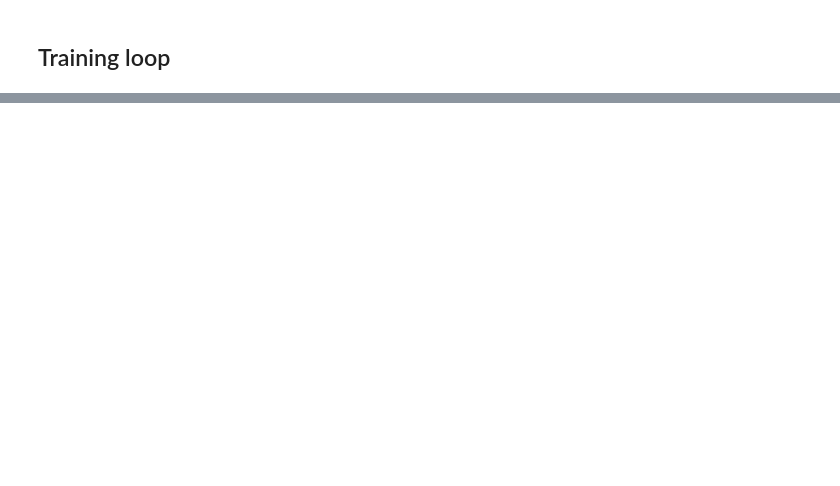
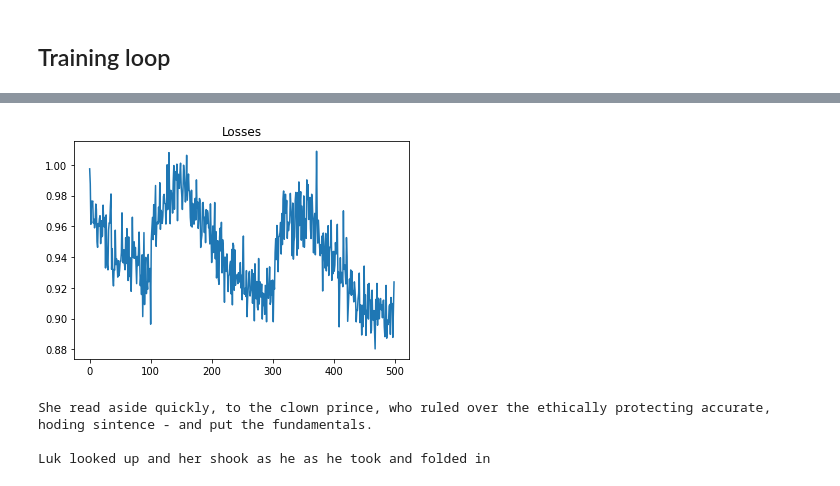
Before and after one commit to Molten-Ice/Deep-Learning, a Jupyter notebook: gpt_parallelized.ipynb, the cells around one changed output, grey strips where cells are left out. Drawn from its saved outputs; the diff is of its cells as text; code cells hidden in the pictures; blank space fills up the shorter version.

```diff
--- a/gpt_parallelized.ipynb
+++ b/gpt_parallelized.ipynb
@@ -7,7 +41,7 @@
 batch_size = 64 # num independent sequences processed in parallel
 block_size = 256 # maximum context length
 
-max_iterations = 10001 # training iterations
+max_iterations = 5001 # training iterations
 eval_interval = 500 # after how many iterations to print out loss & accuracy
 eval_iterations = 50 # batches to average over during evaluation
 
@@ -210,7 +247,7 @@ class GPT(nn.Module):
       self.final_linear = nn.Linear(n_embedding, n_chars)
 
   def forward(self, x: torch.Tensor, targets = None) -> torch.Tensor:
-    B, T, C = x.shape
+    T = x.shape[-1] # (B, T)
     te = self.token_embedding(x) # (B T C)
     pe = self.positional_encoding(torch.arange(T, device = device))
     x = te + pe
@@ -220,6 +257,7 @@ class GPT(nn.Module):
     if targets == None:
       loss = None
     else:
+      B, T, C = logits.shape
       loss = nn.functional.cross_entropy(logits.view(B*T, C), targets.view(B*T))
 
     return logits, loss
@@ -267,8 +304,8 @@ lrs = []
 t_train = time.time()
 t_train_full = time.time()
 print(f"n_heads:{n_heads} | n_embedding: {n_embedding} | n_layer: {n_layer} num_params: {sum(p.numel() for p in gpt_model.parameters())/1e6:.4f} Million Parameters")
-# for i in tqdm(range(max_iterations)):
-for i in range(max_iterations):
+for i in tqdm(range(max_iterations)):
+# for i in range(max_iterations):
   xb, yb = get_batches()
   logits, loss = gpt_model(xb, yb)
   if i % eval_interval == 0:
@@ -309,3 +376,9 @@ plt.show()
+# %%
+plt.plot(losses[-500:])
+plt.title("Losses")
+plt.show()
+# %% [output]
+[figure, added]
 # %%
 # n_heads:6 | n_embedding: 384 | n_layer: 6 num_params: 10.8105 Million Parameters
 # ----------|---------TRAIN----------|-----------TEST---------|----------TIMING---------
@@ -350,6 +423,11 @@ plt.show()
 # %%
 context = torch.zeros((1, 1), dtype = torch.long,  device = device)
 print(decode(gpt_model.generate(context, length_to_generate=200)[0].tolist()))
+# %% [output]
+She read aside quickly, to the clown prince, who ruled over the ethically protecting accurate,
+hoding sintence - and put the fundamentals.
+
+Luk looked up and her shook as he as he took and folded in
 # %%
 for i in range(20):
   print("-"*100)
```
Also changed, not shown: parts of 10 cells of this notebook.
